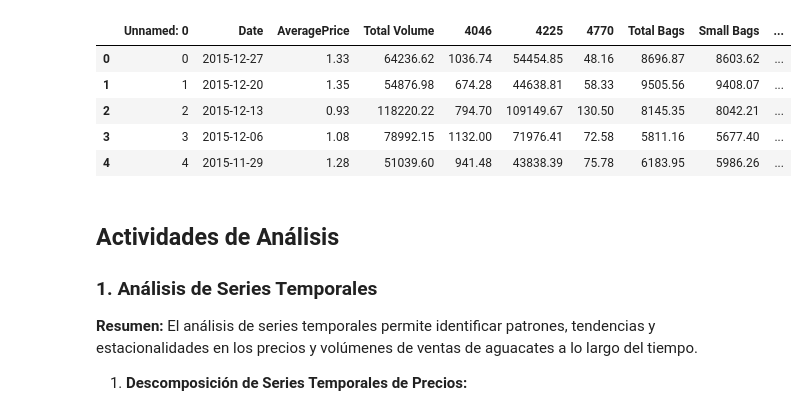
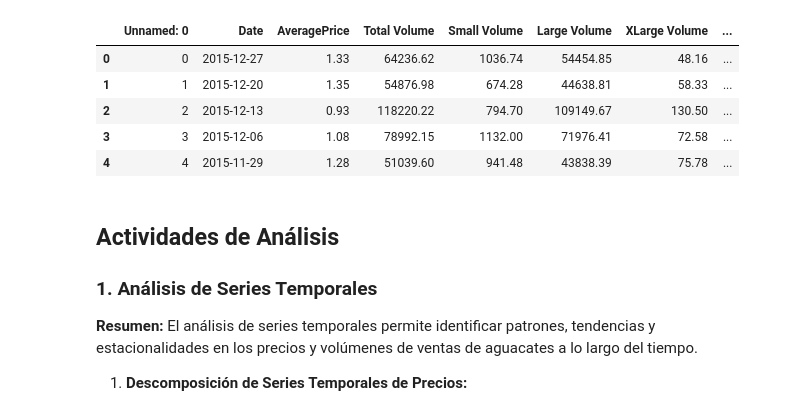
Before and after one commit to germanztz/data-science-uoc-avocado, a Jupyter notebook: breysi.ipynb, the cells around one changed output. Cells and saved outputs as stored; diff of their text form; code cells hidden in the pictures.

```diff
--- a/breysi.ipynb
+++ b/breysi.ipynb
@@ -1,22 +1,23 @@
 # %%
 import numpy as np
 import seaborn as sns
 import pandas as pd
 import matplotlib.pyplot as plt
 import statsmodels.api as sm
 import sklearn as sk
 
 # Cargar el archivo CSV en un DataFrame
 file_path = './Data/avocado.csv'
 avocado = pd.read_csv(file_path)
+avocado.rename(columns={'4046': 'Small Volume', '4225': 'Large Volume', '4770': 'XLarge Volume'}, inplace=True)
 avocado.head(5)
 # %% [output]
-|  | Unnamed: 0 | Date | AveragePrice | Total Volume | 4046 | 4225 | 4770 | Total Bags | Small Bags | ... |
-| 0 | 0 | 2015-12-27 | 1.33 | 64236.62 | 1036.74 | 54454.85 | 48.16 | 8696.87 | 8603.62 | ... |
-| 1 | 1 | 2015-12-20 | 1.35 | 54876.98 | 674.28 | 44638.81 | 58.33 | 9505.56 | 9408.07 | ... |
-| 2 | 2 | 2015-12-13 | 0.93 | 118220.22 | 794.70 | 109149.67 | 130.50 | 8145.35 | 8042.21 | ... |
-| 3 | 3 | 2015-12-06 | 1.08 | 78992.15 | 1132.00 | 71976.41 | 72.58 | 5811.16 | 5677.40 | ... |
-| 4 | 4 | 2015-11-29 | 1.28 | 51039.60 | 941.48 | 43838.39 | 75.78 | 6183.95 | 5986.26 | ... |
+|  | Unnamed: 0 | Date | AveragePrice | Total Volume | Small Volume | Large Volume | XLarge Volume | ... |
+| 0 | 0 | 2015-12-27 | 1.33 | 64236.62 | 1036.74 | 54454.85 | 48.16 | ... |
+| 1 | 1 | 2015-12-20 | 1.35 | 54876.98 | 674.28 | 44638.81 | 58.33 | ... |
+| 2 | 2 | 2015-12-13 | 0.93 | 118220.22 | 794.70 | 109149.67 | 130.50 | ... |
+| 3 | 3 | 2015-12-06 | 1.08 | 78992.15 | 1132.00 | 71976.41 | 72.58 | ... |
+| 4 | 4 | 2015-11-29 | 1.28 | 51039.60 | 941.48 | 43838.39 | 75.78 | ... |
 # %% [markdown]
 ## Actividades de Análisis
 
```
Also changed, not shown: parts of 6 cells of this notebook.
